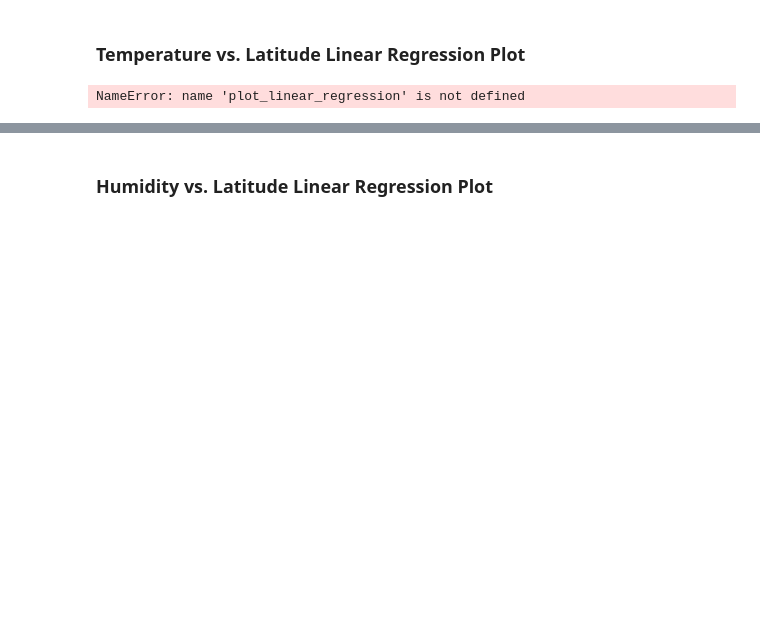
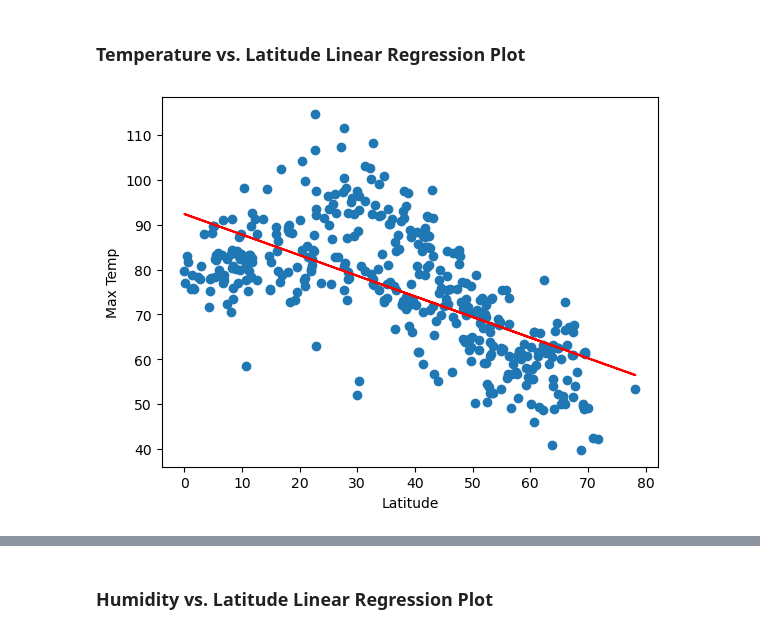
Before and after one commit to rhughes14/WeatherPY, a Jupyter notebook: python_api_challenge/WeatherPyFinal.ipynb, the cells around one changed output, grey strips where cells are left out. Saved outputs shown, nothing was run; the diff lists cells and outputs as text; code cells hidden in the pictures; blank space fills up the shorter version.

```diff
--- a/python_api_challenge/WeatherPyFinal.ipynb
+++ b/python_api_challenge/WeatherPyFinal.ipynb
@@ -343,7 +324,8 @@ southern_hemi_df.head()
 ###  Temperature vs. Latitude Linear Regression Plot
 # %%
 # Linear regression on Northern Hemisphere
+linear_regress(northern_hemi_df["Lat"].rename("Latitude"), northern_hemi_df["Max Temp"], (10, -30))
 # %% [output]
-NameError: name 'plot_linear_regression' is not defined
+[figure, added]
 # %%
 # Linear regression on Southern Hemisphere
```
Also changed, not shown: parts of 34 cells of this notebook, 5 other files.
